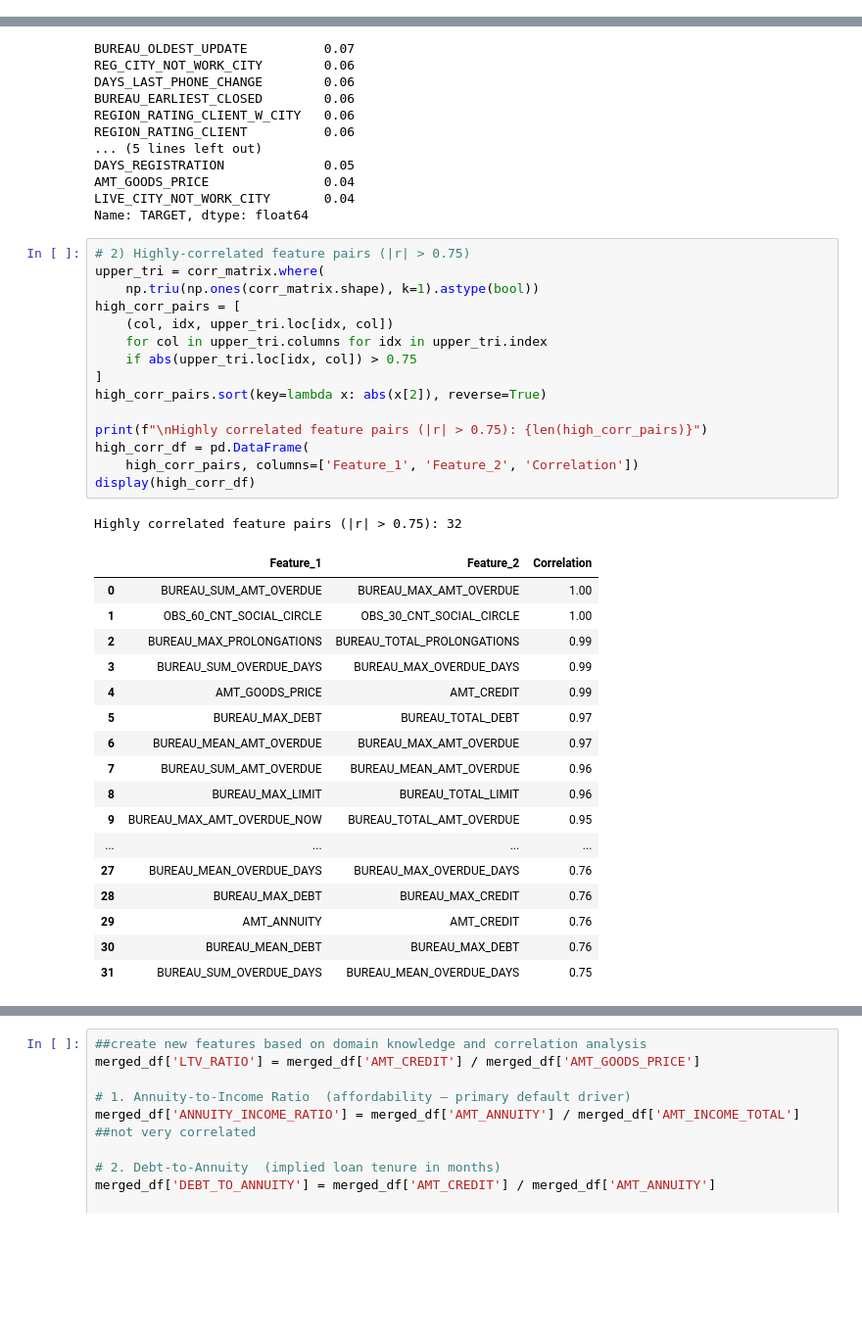
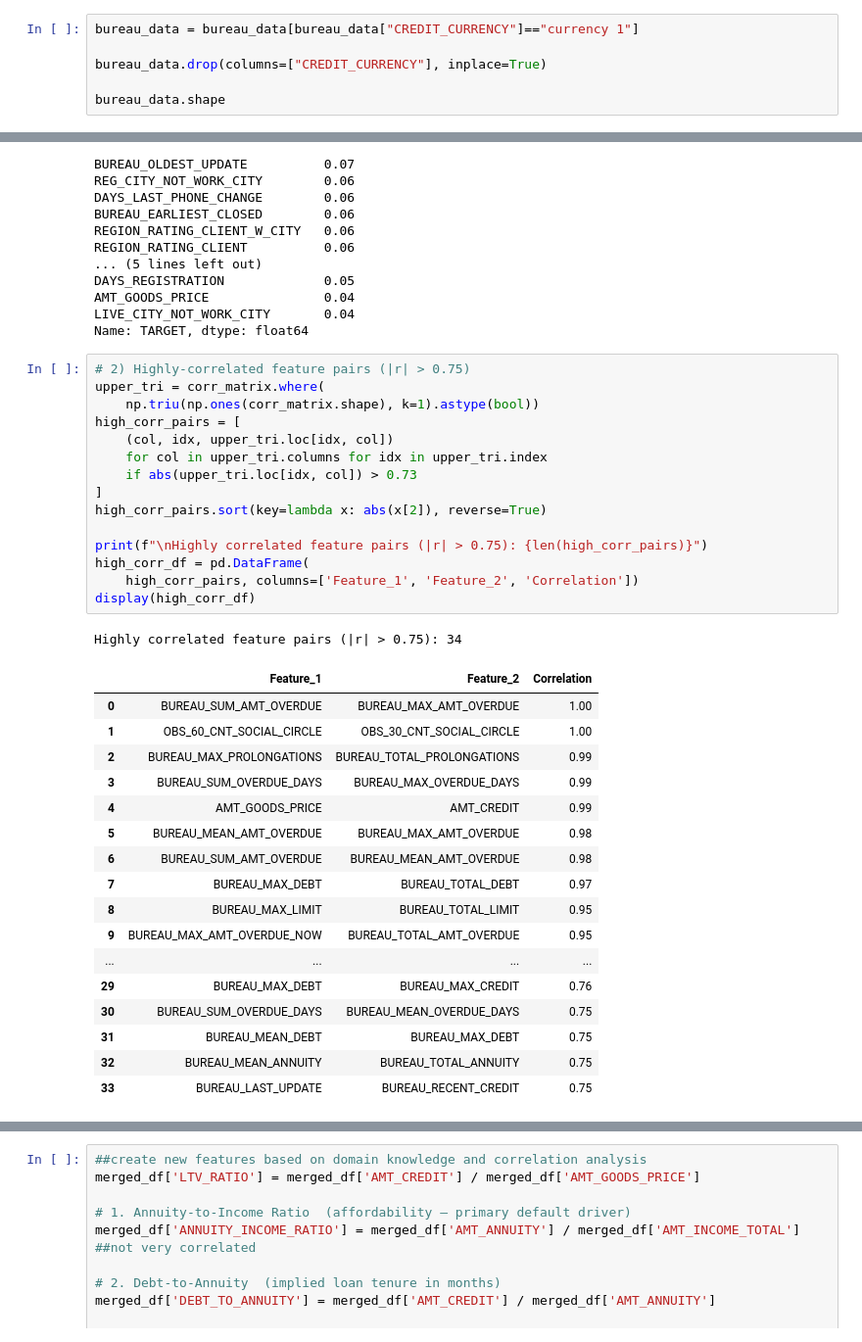
Before and after one commit to spectre-meltdown/IS453-Financial_Analytics-Scorecard_Project, a Jupyter notebook: Saurabh_Final.ipynb, the cells around one changed output, grey strips where cells are left out. Shown at 98% size. Saved outputs shown, nothing was run; the diff lists cells and outputs as text; blank space fills up the shorter version.

Commit message:
removed credit currency

```diff
--- a/Saurabh_Final.ipynb
+++ b/Saurabh_Final.ipynb
@@ -435,3 +435,9 @@ Bureau Numerical Summary:
 | 50% | 278055.00 | 5926303.50 | -987.00 | 0.00 | -330.00 | -897.00 | ... |
 | 75% | 367426.00 | 6385681.25 | -474.00 | 0.00 | 474.00 | -425.00 | ... |
 | max | 456255.00 | 6843457.00 | 0.00 | 2792.00 | 31199.00 | 0.00 | ... |
+# %%
+bureau_data = bureau_data[bureau_data["CREDIT_CURRENCY"]=="currency 1"]
+
+bureau_data.drop(columns=["CREDIT_CURRENCY"], inplace=True)
+
+bureau_data.shape
@@ -753,36 +751,36 @@ Name: TARGET, dtype: float64
 # %%
 # 2) Highly-correlated feature pairs (|r| > 0.75)
 upper_tri = corr_matrix.where(
     np.triu(np.ones(corr_matrix.shape), k=1).astype(bool))
 high_corr_pairs = [
     (col, idx, upper_tri.loc[idx, col])
     for col in upper_tri.columns for idx in upper_tri.index
-    if abs(upper_tri.loc[idx, col]) > 0.75
+    if abs(upper_tri.loc[idx, col]) > 0.73
 ]
 high_corr_pairs.sort(key=lambda x: abs(x[2]), reverse=True)
 
 print(f"\nHighly correlated feature pairs (|r| > 0.75): {len(high_corr_pairs)}")
 high_corr_df = pd.DataFrame(
     high_corr_pairs, columns=['Feature_1', 'Feature_2', 'Correlation'])
 display(high_corr_df)
 # %% [output]
-Highly correlated feature pairs (|r| > 0.75): 32
+Highly correlated feature pairs (|r| > 0.75): 34
 |  | Feature_1 | Feature_2 | Correlation |
 | 0 | BUREAU_SUM_AMT_OVERDUE | BUREAU_MAX_AMT_OVERDUE | 1.00 |
 | 1 | OBS_60_CNT_SOCIAL_CIRCLE | OBS_30_CNT_SOCIAL_CIRCLE | 1.00 |
 | 2 | BUREAU_MAX_PROLONGATIONS | BUREAU_TOTAL_PROLONGATIONS | 0.99 |
 | 3 | BUREAU_SUM_OVERDUE_DAYS | BUREAU_MAX_OVERDUE_DAYS | 0.99 |
 | 4 | AMT_GOODS_PRICE | AMT_CREDIT | 0.99 |
-| 5 | BUREAU_MAX_DEBT | BUREAU_TOTAL_DEBT | 0.97 |
-| 6 | BUREAU_MEAN_AMT_OVERDUE | BUREAU_MAX_AMT_OVERDUE | 0.97 |
-| 7 | BUREAU_SUM_AMT_OVERDUE | BUREAU_MEAN_AMT_OVERDUE | 0.96 |
-| 8 | BUREAU_MAX_LIMIT | BUREAU_TOTAL_LIMIT | 0.96 |
+| 5 | BUREAU_MEAN_AMT_OVERDUE | BUREAU_MAX_AMT_OVERDUE | 0.98 |
+| 6 | BUREAU_SUM_AMT_OVERDUE | BUREAU_MEAN_AMT_OVERDUE | 0.98 |
+| 7 | BUREAU_MAX_DEBT | BUREAU_TOTAL_DEBT | 0.97 |
+| 8 | BUREAU_MAX_LIMIT | BUREAU_TOTAL_LIMIT | 0.95 |
 | 9 | BUREAU_MAX_AMT_OVERDUE_NOW | BUREAU_TOTAL_AMT_OVERDUE | 0.95 |
 | ... | ... | ... | ... |
-| 27 | BUREAU_MEAN_OVERDUE_DAYS | BUREAU_MAX_OVERDUE_DAYS | 0.76 |
-| 28 | BUREAU_MAX_DEBT | BUREAU_MAX_CREDIT | 0.76 |
-| 29 | AMT_ANNUITY | AMT_CREDIT | 0.76 |
-| 30 | BUREAU_MEAN_DEBT | BUREAU_MAX_DEBT | 0.76 |
-| 31 | BUREAU_SUM_OVERDUE_DAYS | BUREAU_MEAN_OVERDUE_DAYS | 0.75 |
+| 29 | BUREAU_MAX_DEBT | BUREAU_MAX_CREDIT | 0.76 |
+| 30 | BUREAU_SUM_OVERDUE_DAYS | BUREAU_MEAN_OVERDUE_DAYS | 0.75 |
+| 31 | BUREAU_MEAN_DEBT | BUREAU_MAX_DEBT | 0.75 |
+| 32 | BUREAU_MEAN_ANNUITY | BUREAU_TOTAL_ANNUITY | 0.75 |
+| 33 | BUREAU_LAST_UPDATE | BUREAU_RECENT_CREDIT | 0.75 |
 # %%
 list(high_corr_df["Feature_1"]) + list(high_corr_df["Feature_2"])
```
Also changed, not shown: parts of 12 cells of this notebook, 1 other file.
